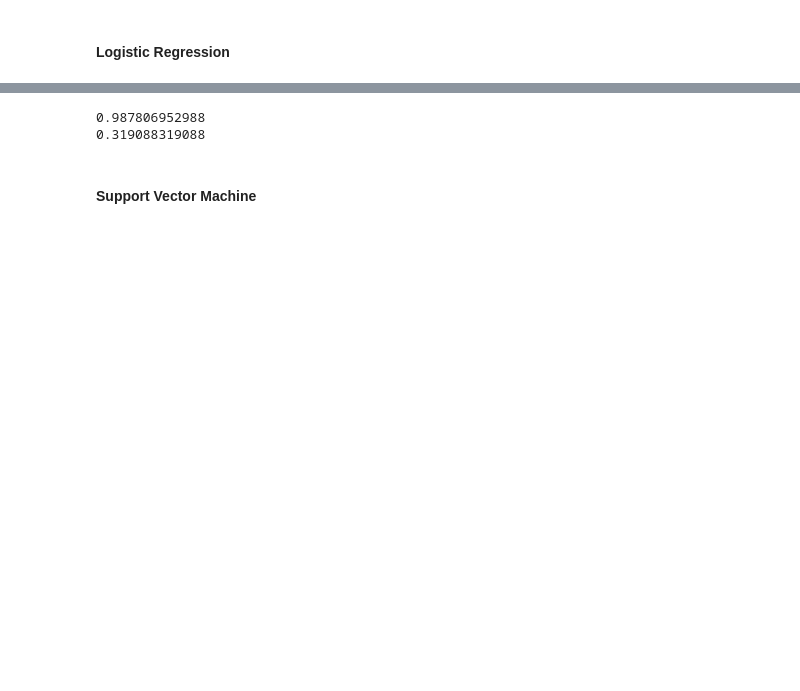
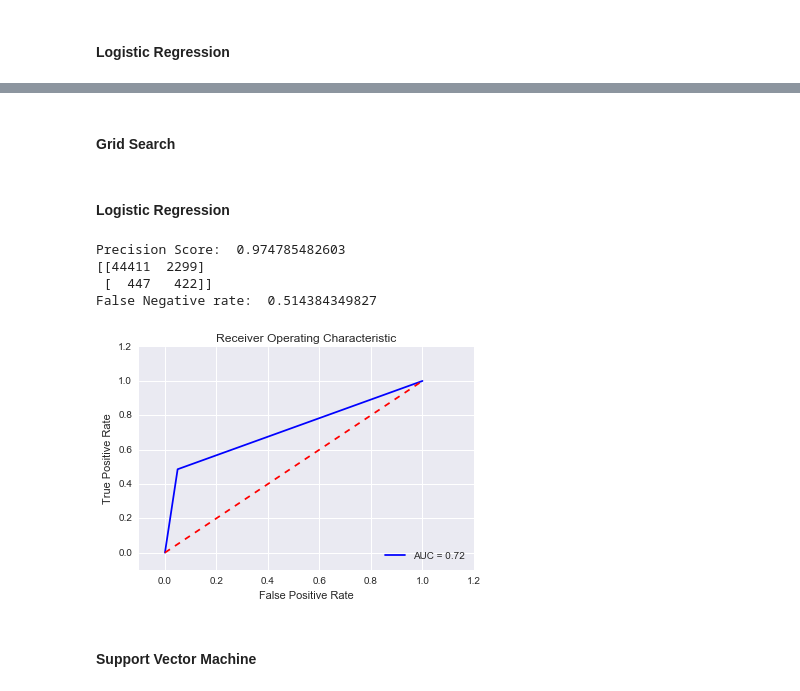
Before and after one commit to quincyschurr/machineLearning, a Jupyter notebook: Lab2/Lab2.ipynb, the cells around one changed output, grey strips where cells are left out. Saved outputs shown, nothing was run; the diff lists cells and outputs as text; code cells hidden in the pictures; blank space fills up the shorter version.

```diff
--- a/Lab2/Lab2.ipynb
+++ b/Lab2/Lab2.ipynb
@@ -302,18 +305,32 @@ print(falseNegative(cm))
+# %% [markdown]
+#### Grid Search
+# %% [markdown]
+#### Logistic Regression
 # %%
 from sklearn.linear_model import LogisticRegression
 
-logreg = LogisticRegression(C = .001, solver='liblinear', max_iter=8, tol=0.001, random_state=1, penalty='l2', n_jobs=4)
-logreg.fit(master_train, allstar_in_range) #not sure if this is the right x and y to pass in
+logreg = Pipeline([('scl', StandardScaler()),
+                ('pca', PCA(n_components = 10, svd_solver='auto')),
+                ('clf', LogisticRegression(C = .001, solver='liblinear', max_iter=8, tol=0.001, random_state=1, penalty='l2', n_jobs=4))])
+
+logreg.fit(master_train, allstar_in_range)
 logreg.predict(master_test)
 
 cm = confusion_matrix(logreg.predict(master_test), allstar_predict, labels=None, sample_weight=None)
 ps = precision_score(logreg.predict(master_test), allstar_predict, average='weighted')
+fpr, tpr, thresholds = roc_curve(logreg.predict(master_test), allstar_predict)
+roc_auc = auc(fpr, tpr)
 #weighted average gave a better precision score than micro.
-print(ps)
-print(falseNegative(cm))
+print('Precision Score: ', ps)
+print(cm)
+print('False Negative rate: ',falseNegative(cm))
+roc_plot(fpr, tpr, roc_auc)
 # %% [output]
-0.987806952988
-0.319088319088
+Precision Score:  0.974785482603
+[[44411  2299]
+ [  447   422]]
+False Negative rate:  0.514384349827
+[figure, added]
 # %% [markdown]
 #### Support Vector Machine
 # %%
```
Also changed, not shown: parts of 18 cells of this notebook.
